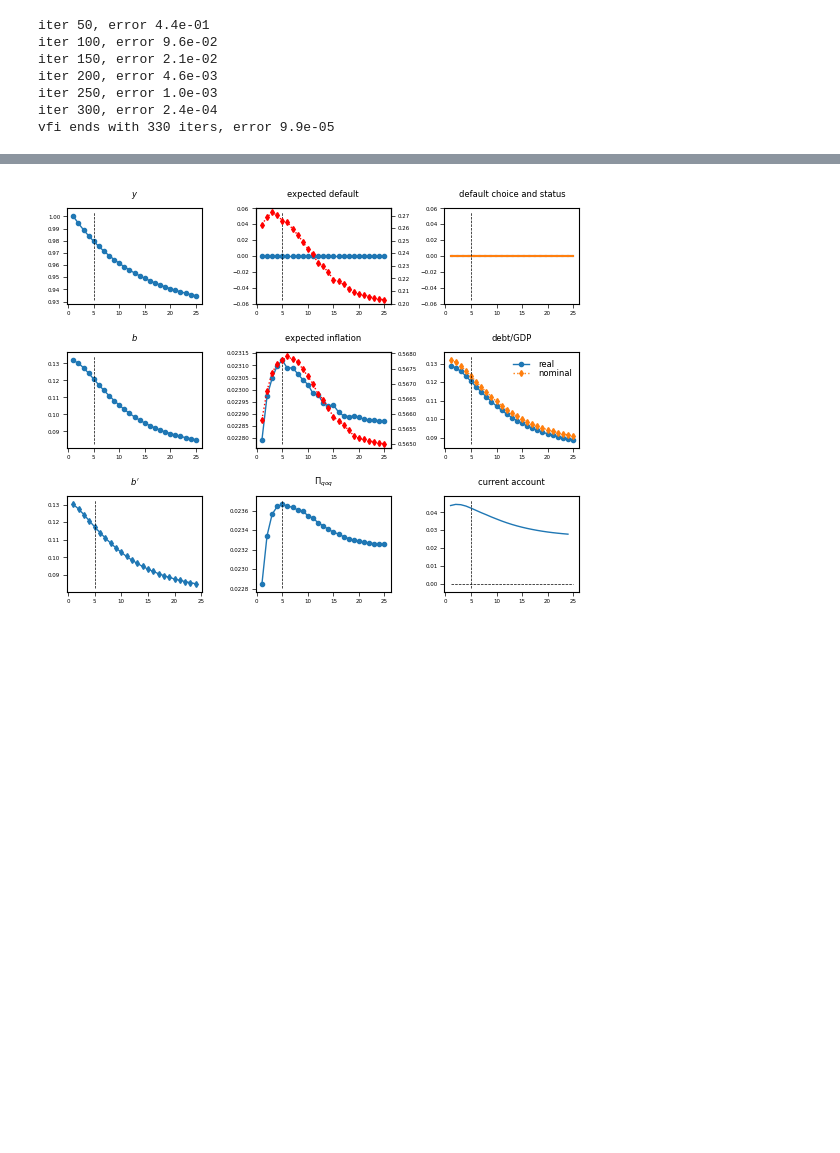
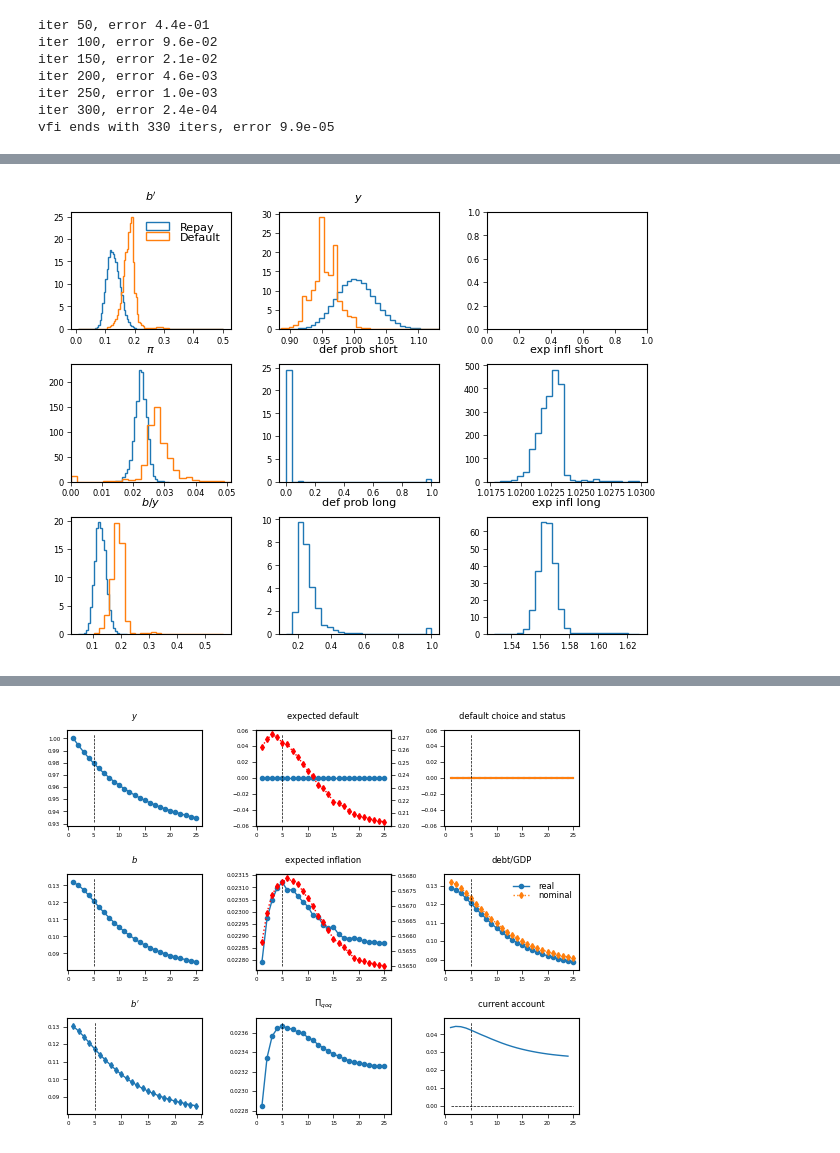
Before and after one commit to carlogalli/colab-gpu, a Jupyter notebook: reducedform_v2.ipynb, the cells around one changed output, grey strips where cells are left out. Cells and saved outputs as stored; diff of their text form; code cells hidden in the pictures; blank space fills up the shorter version.

```diff
--- a/reducedform_v2.ipynb
+++ b/reducedform_v2.ipynb
@@ -2676,0 +2744,4 @@ plot_eqm_y(mp, ma, pe, pf)
+# %%
+plot_histograms(sa, sp)
+# %% [output]
+[figure, added]
```
Also changed, not shown: parts of 10 cells of this notebook.
